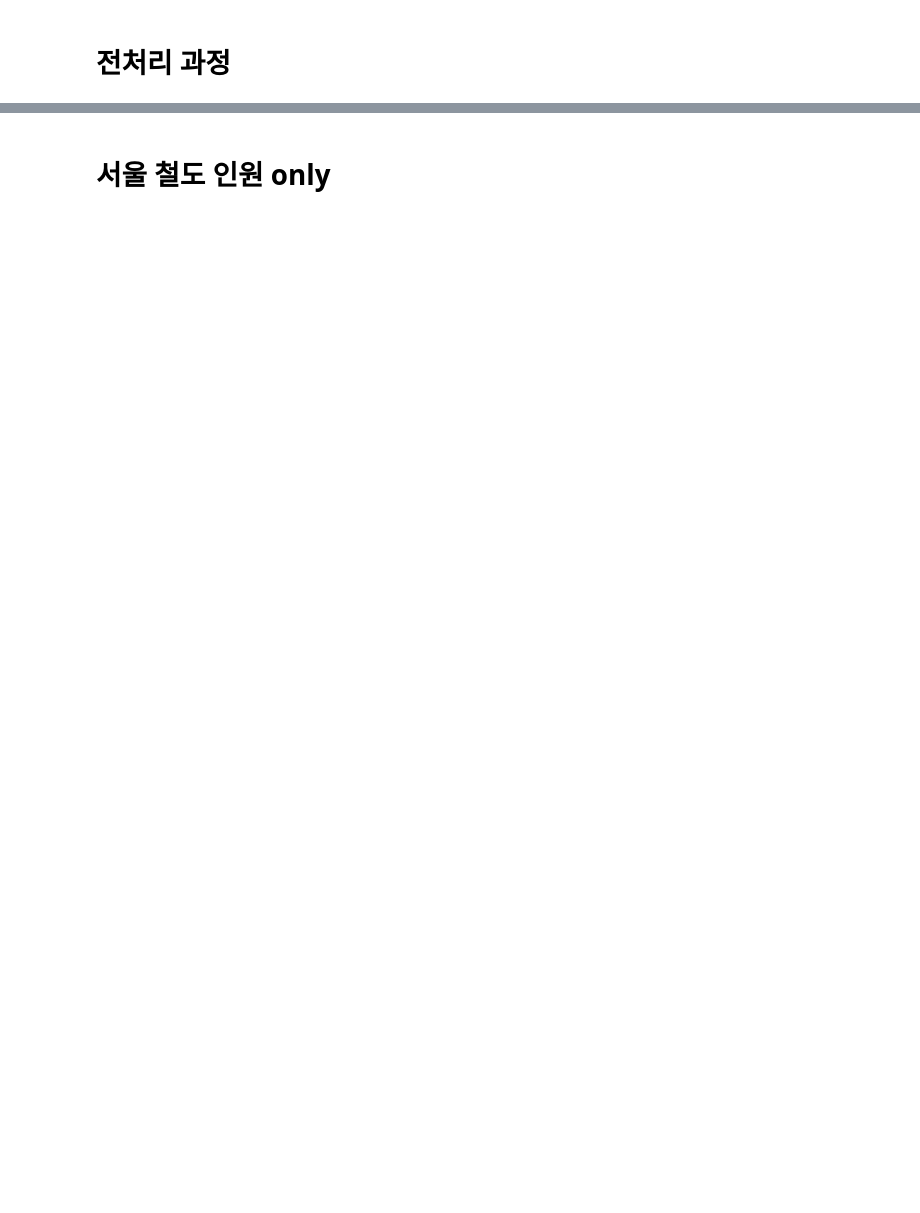
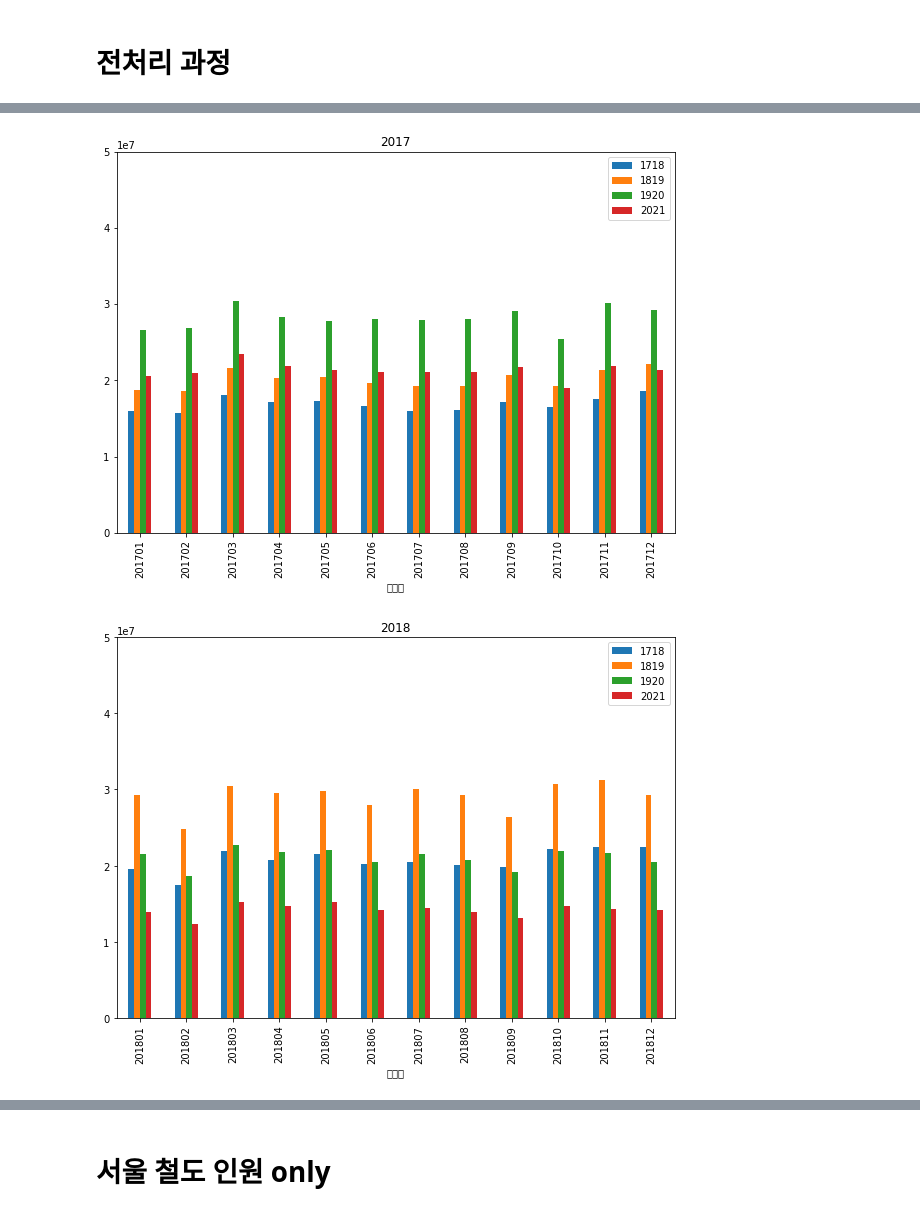
Before and after one commit to DHK810/Multicamp, a Jupyter notebook: project/crawling_project(series_scripts_crawling)/KIRC통계데이터 크롤링.ipynb, the cells around one changed output, grey strips where cells are left out. Drawn from its saved outputs; the diff is of its cells as text; code cells hidden in the pictures; blank space fills up the shorter version.

```diff
--- a/project/crawling_project(series_scripts_crawling)/KIRC통계데이터 크롤링.ipynb
+++ b/project/crawling_project(series_scripts_crawling)/KIRC통계데이터 크롤링.ipynb
@@ -318,0 +315,2 @@ results
+# %%
+columns = df_2019_merged.columns
@@ -318,0 +319,8 @@ results
+# %%
+df_20178 = pd.read_excel('서울교통공사 2017-2018.xlsx')
+import datetime as dt
+
+df_20178['날짜'] = pd.to_datetime(df_20178['날짜'])
+df_20178['날짜'] =  df_20178['날짜'].apply(lambda x: x.strftime('%Y%m'))
+df_20178['구분'] = df_20178['구분'].apply(lambda x: x.replace('승차', '1'))
+df_20178['구분'] = df_20178['구분'].apply(lambda x: x.replace('하차', '0'))
@@ -318,0 +348,3 @@ results
+# %%
+df_20178.drop(columns = ['역번호', '합 계'], inplace = True)
+df_20178.columns = columns
@@ -318,0 +374,2 @@ results
+# %%
+df_201789 = pd.concat([df_20178, df_2019_merged], ignore_index = True)
@@ -340,0 +842,35 @@ memory usage: 96.8+ KB
+# %%
+import matplotlib.pyplot as plt
+%matplotlib inline
+
+df_final = df_201789[df_201789['사용월'].str.contains('2017')].groupby('사용월').sum()
+df_for_graph = df_final.iloc[:, -8: -4]
+
+df_for_graph.plot.bar()
+axes = plt.axes()
+axes.set_ylim(0, 50000000)
+axes.title.set_text('2017')
+plt.gcf().set_size_inches(10, 7)
+
+
+df_final = df_201789[df_201789['사용월'].str.contains('2018')].groupby('사용월').sum()
+df_for_graph = df_final.iloc[:, -8: -4]
+
+df_for_graph.plot.bar()
+axes = plt.axes()
+axes.set_ylim(0, 50000000)
+axes.title.set_text('2018')
+plt.gcf().set_size_inches(10, 7)
+
+
+df_final = df_201789[df_201789['사용월'].str.contains('2019')].groupby('사용월').sum()
+df_for_graph = df_final.iloc[:, -8: -4]
+
+df_for_graph.plot.bar()
+axes = plt.axes()
+axes.set_ylim(0, 50000000)
+axes.title.set_text('2019')
+plt.gcf().set_size_inches(10, 7)
+# %% [output]
+[figure, added]
+[figure, added]
```
Also changed, not shown: parts of 80 cells of this notebook.
